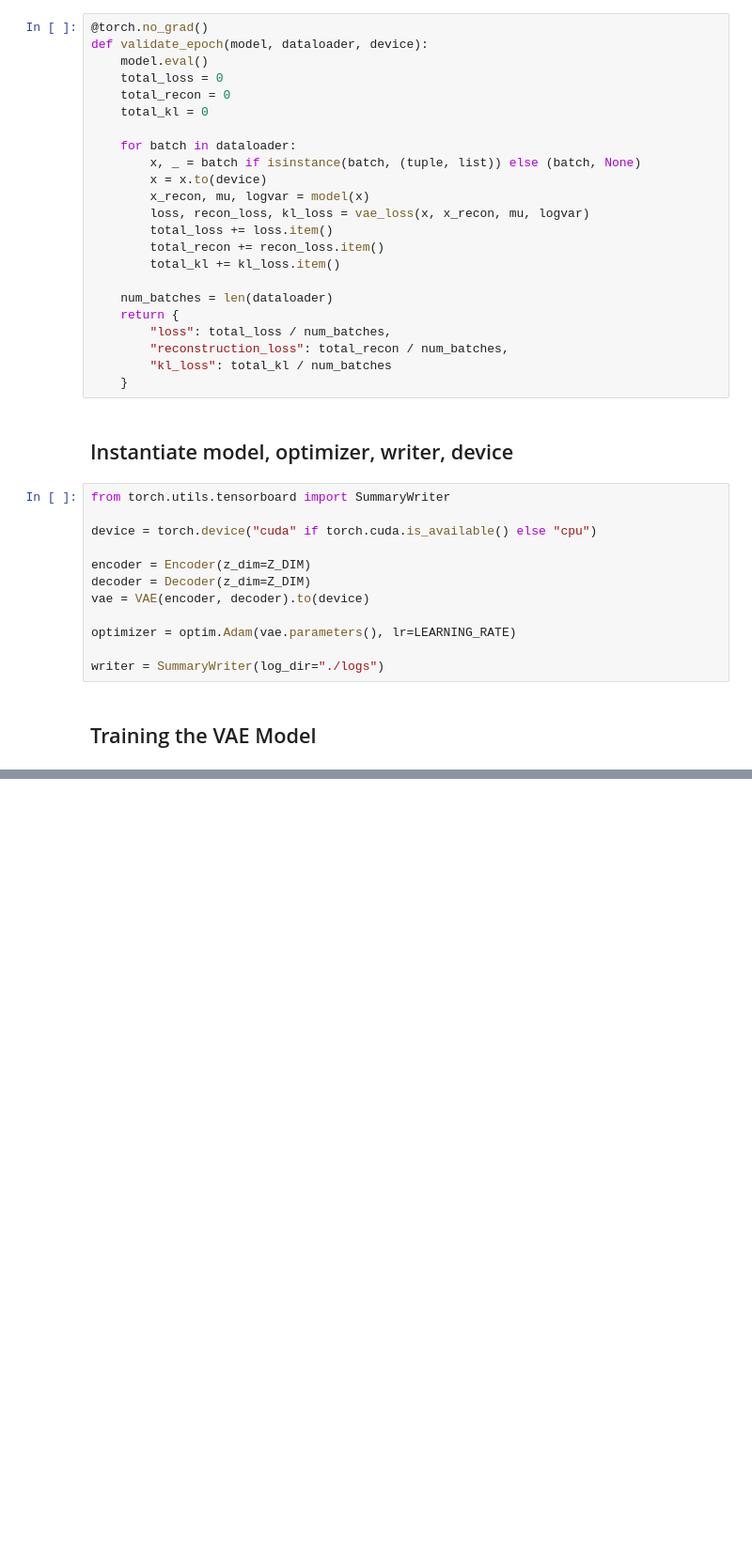
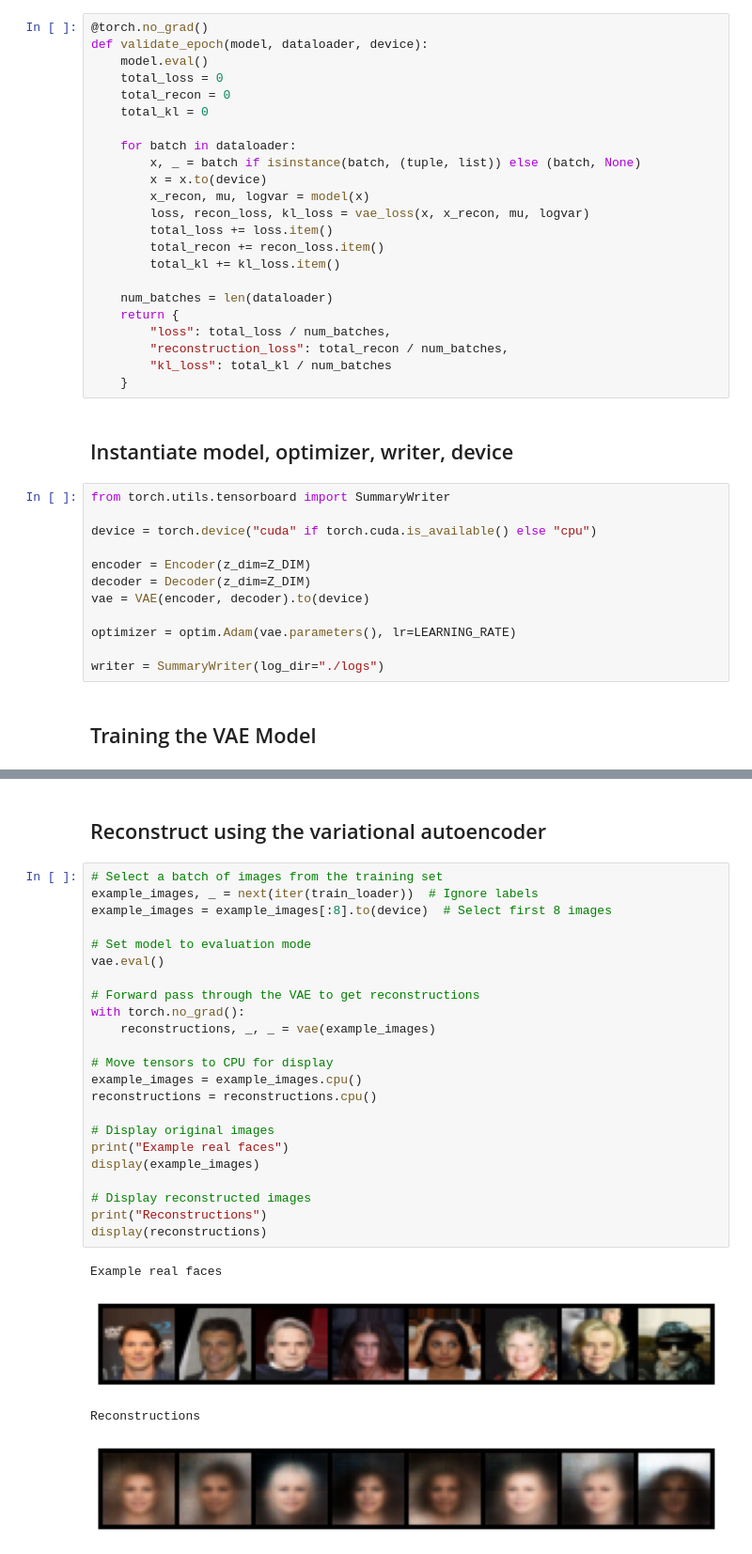
Before and after one commit to changezakram/Deep-Generative-Models, a Jupyter notebook: vae_faces.ipynb, the cells around one changed output, grey strips where cells are left out. Shown at 94% size. Cells and saved outputs as stored; diff of their text form; blank space fills up the shorter version.

```diff
--- a/vae_faces.ipynb
+++ b/vae_faces.ipynb
@@ -364,0 +368,30 @@ for epoch in range(EPOCHS):
+# %% [markdown]
+## Reconstruct using the variational autoencoder
+# %%
+# Select a batch of images from the training set
+example_images, _ = next(iter(train_loader))  # Ignore labels
+example_images = example_images[:8].to(device)  # Select first 8 images
+
+# Set model to evaluation mode
+vae.eval()
+
+# Forward pass through the VAE to get reconstructions
+with torch.no_grad():
+    reconstructions, _, _ = vae(example_images)
+
+# Move tensors to CPU for display
+example_images = example_images.cpu()
+reconstructions = reconstructions.cpu()
+
+# Display original images
+print("Example real faces")
+display(example_images)
+
+# Display reconstructed images
+print("Reconstructions")
+display(reconstructions)
+# %% [output]
+Example real faces
+[figure, added]
+Reconstructions
+[figure, added]
```
Also changed, not shown: parts of 3 cells of this notebook.
